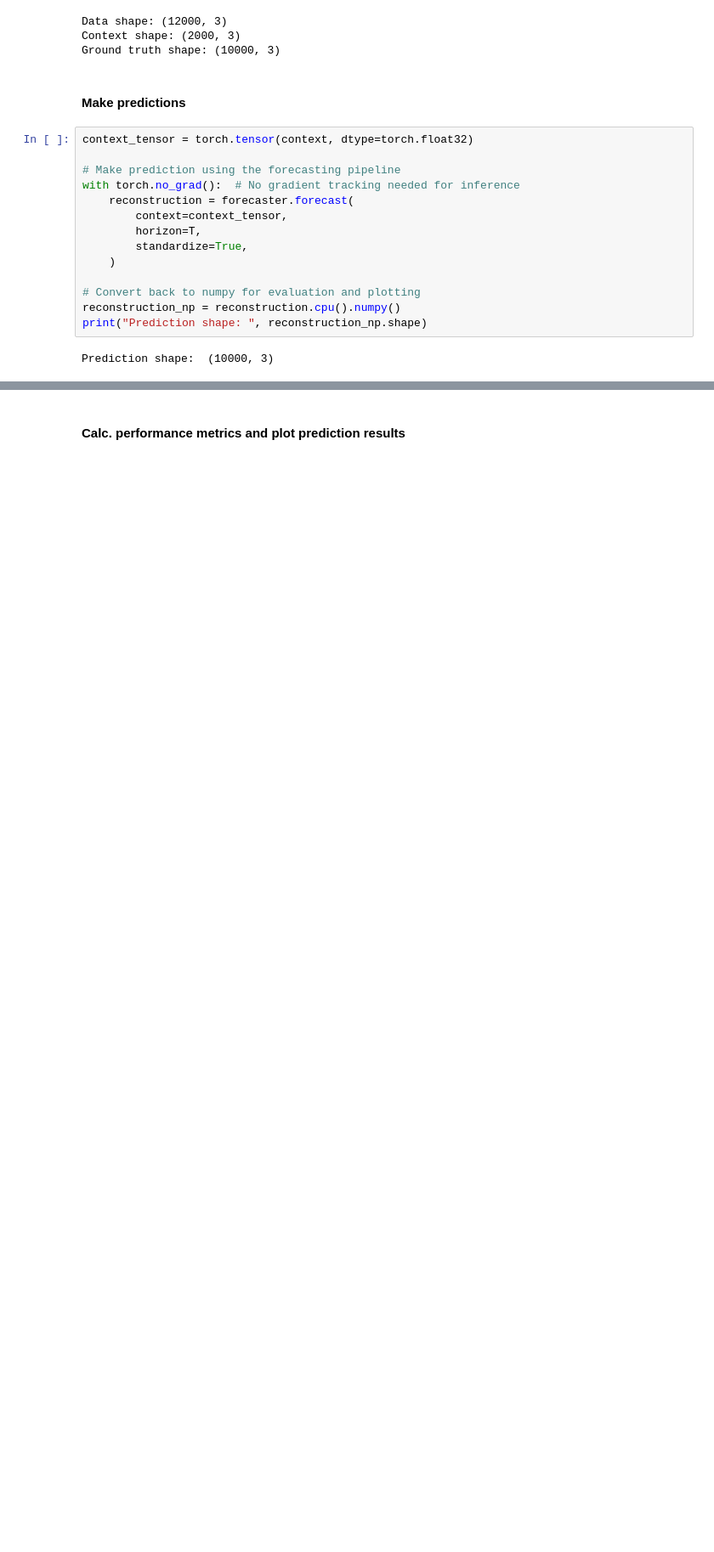
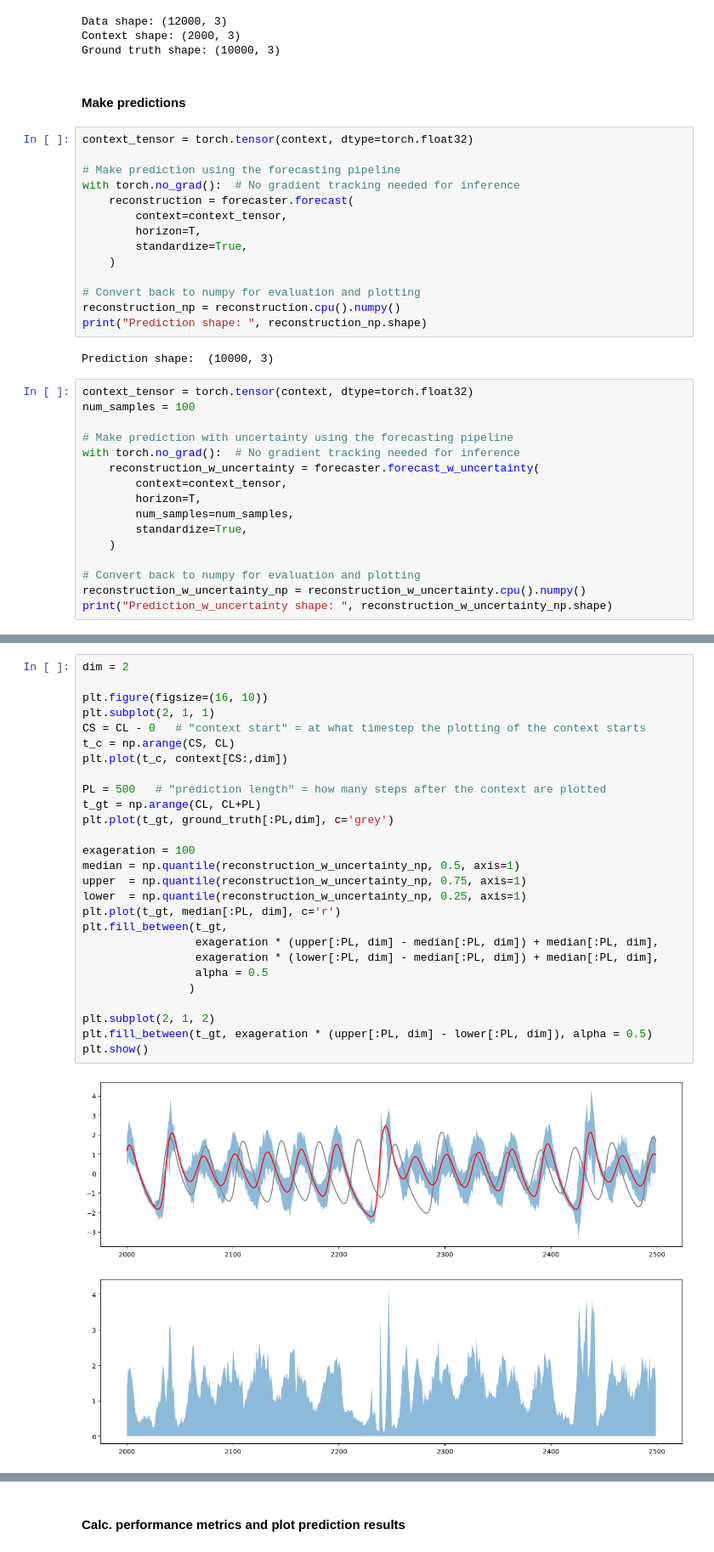
Before and after one commit to Fjallripa/DynaMix, a Jupyter notebook: notebooks/example_evaluation_DSR.ipynb, the cells around one changed output, grey strips where cells are left out. Shown at 85% size. Drawn from its saved outputs; the diff is of its cells as text; blank space fills up the shorter version.

Commit message:
implement and demo forecasting_w_uncertainty()

```diff
--- a/notebooks/example_evaluation_DSR.ipynb
+++ b/notebooks/example_evaluation_DSR.ipynb
@@ -66,3 +66,19 @@ reconstruction_np = reconstruction.cpu().numpy()
 print("Prediction shape: ", reconstruction_np.shape)
 # %% [output]
 Prediction shape:  (10000, 3)
+# %%
+context_tensor = torch.tensor(context, dtype=torch.float32)
+num_samples = 100
+
+# Make prediction with uncertainty using the forecasting pipeline
+with torch.no_grad():  # No gradient tracking needed for inference
+    reconstruction_w_uncertainty = forecaster.forecast_w_uncertainty(
+        context=context_tensor,
+        horizon=T,
+        num_samples=num_samples,
+        standardize=True,
+    )
+
+# Convert back to numpy for evaluation and plotting
+reconstruction_w_uncertainty_np = reconstruction_w_uncertainty.cpu().numpy()
+print("Prediction_w_uncertainty shape: ", reconstruction_w_uncertainty_np.shape)
@@ -68,0 +87,29 @@ Prediction shape:  (10000, 3)
+# %%
+dim = 2
+
+plt.figure(figsize=(16, 10))
+plt.subplot(2, 1, 1)
+CS = CL - 0   # "context start" = at what timestep the plotting of the context starts
+t_c = np.arange(CS, CL)
+plt.plot(t_c, context[CS:,dim])
+
+PL = 500   # "prediction length" = how many steps after the context are plotted
+t_gt = np.arange(CL, CL+PL)
+plt.plot(t_gt, ground_truth[:PL,dim], c='grey')
+
+exageration = 100
+median = np.quantile(reconstruction_w_uncertainty_np, 0.5, axis=1)
+upper  = np.quantile(reconstruction_w_uncertainty_np, 0.75, axis=1)
+lower  = np.quantile(reconstruction_w_uncertainty_np, 0.25, axis=1)
+plt.plot(t_gt, median[:PL, dim], c='r')
+plt.fill_between(t_gt,
+                 exageration * (upper[:PL, dim] - median[:PL, dim]) + median[:PL, dim],
+                 exageration * (lower[:PL, dim] - median[:PL, dim]) + median[:PL, dim],
+                 alpha = 0.5
+                )
+
+plt.subplot(2, 1, 2)
+plt.fill_between(t_gt, exageration * (upper[:PL, dim] - lower[:PL, dim]), alpha = 0.5)
+plt.show()
+# %% [output]
+[figure, added]
```
Also changed, not shown: parts of 3 cells of this notebook, 2 other files.
